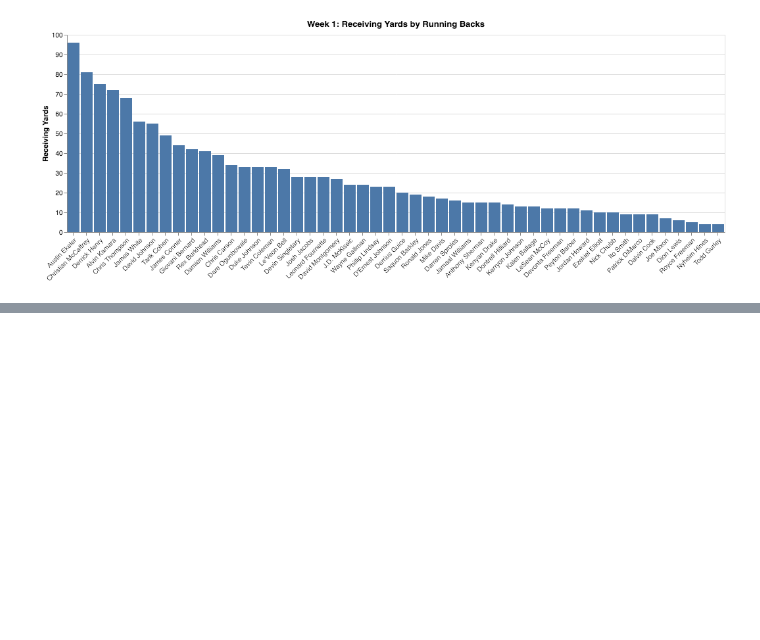
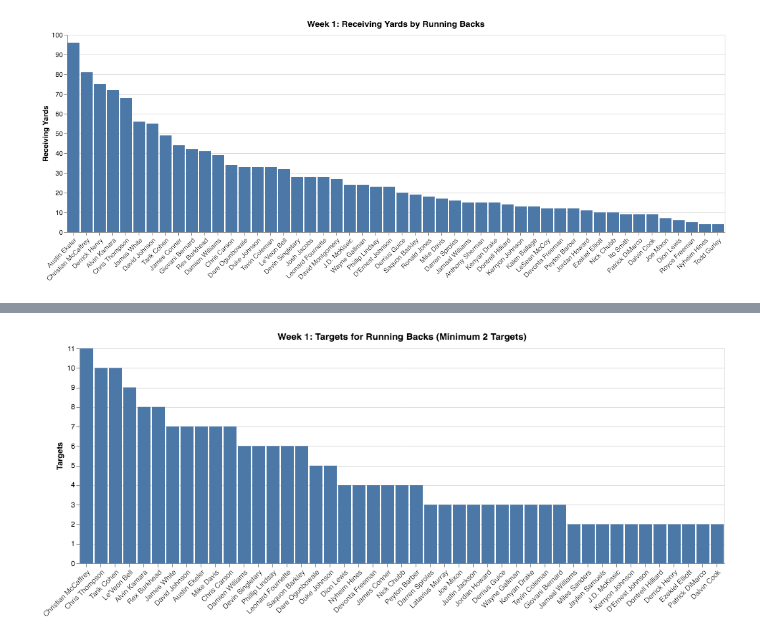
Before and after one commit to sarthakbatragatech/FantasyFootballVisualizer2019, a Jupyter notebook: plot_data.ipynb, the cells around one changed output, grey strips where cells are left out. Saved outputs shown, nothing was run; the diff lists cells and outputs as text; code cells hidden in the pictures; blank space fills up the shorter version.

```diff
--- a/plot_data.ipynb
+++ b/plot_data.ipynb
@@ -302,0 +338,20 @@ chart.save(PATH + 'plots/RB_receivingyards_plain.png', scale_factor=3.0)
+# %%
+chart = alt.Chart(data).mark_bar().encode(
+    alt.Y(
+        'Targets:Q',
+        axis = alt.Axis(title = 'Targets')
+    ),
+    alt.X(
+        'Player:N',
+        sort = alt.EncodingSortField(
+            field = 'Targets',
+            op = 'sum',
+            order = 'descending'
+          ),
+        axis = alt.Axis(title = '', labelAngle = -45)
+    )
+).properties(title = 'Week 1: Targets for Running Backs (Minimum 2 Targets)')
+# %%
+chart
+# %% [output]
+[figure, added]
```
Also changed, not shown: parts of 10 cells of this notebook, 5 other files.
